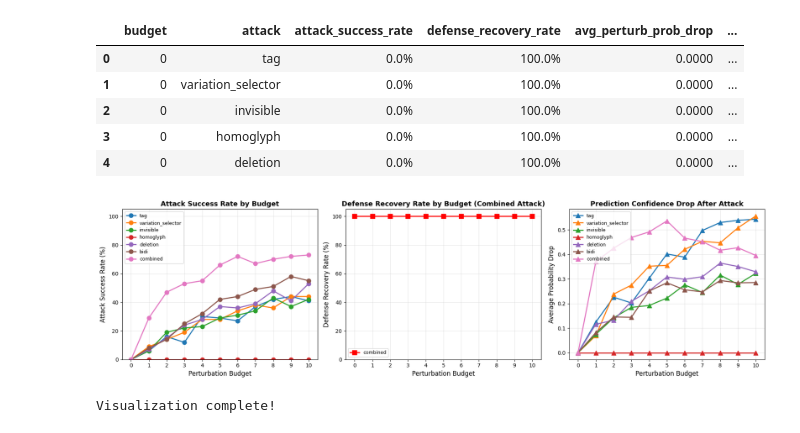
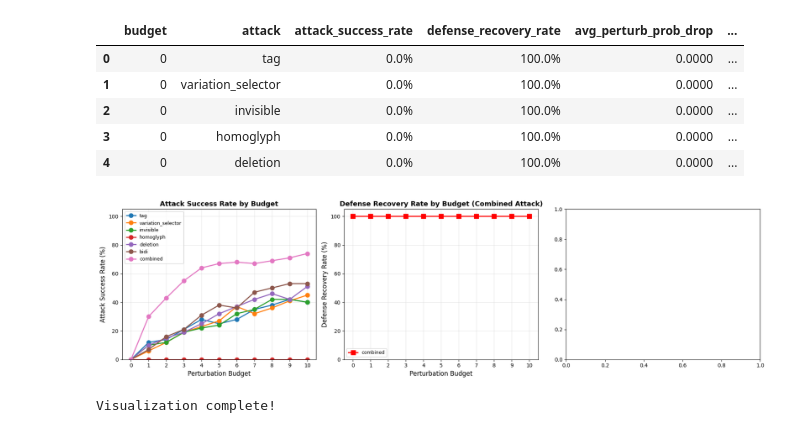
Before and after one commit to khorcarol/textual-adversarial-defense, a Jupyter notebook: python/generate_attack.ipynb, the cells around one changed output. Drawn from its saved outputs; the diff is of its cells as text; code cells hidden in the pictures.

```diff
--- a/python/generate_attack.ipynb
+++ b/python/generate_attack.ipynb
@@ -82,7 +82,7 @@ class InvisibleCharAttack:
 
 
 class HomoglyphAttack:
-    def __init__(self, perturbation_budget, homoglyph_map_path='/home/carolkhor/YearII/Dissertation/imperceptible-perturbations/project/utils/homoglyphs/intentional.json'):
+    def __init__(self, perturbation_budget, homoglyph_map_path='/home/stk31/textual-adversarial-defense/utils/homoglyphs/intentional.json'):
         self.perturbation_budget = perturbation_budget
         with open(homoglyph_map_path, 'r') as f:
             hex_map = json.load(f)
@@ -378,7 +371,7 @@ output_file = "input_size_budget_performance_compare.csv"
 
 print(f"Perturbation budgets: {perturbation_budgets}")
 print(f"Input sizes (words): {input_sizes}\n")
-samples_per_size = 10000
+samples_per_size = 1000
 results = []
 
 for budget in perturbation_budgets:
@@ -478,8 +478,3 @@ Budget 100:
-# %%
-for i in not_recovered:
-    print(all_attacks_perturbed[i])
-    print(sanitized_bidi_combined[i])
-    print(texts[i])
 # %%
 import matplotlib.pyplot as plt
 
@@ -784,7 +743,7 @@ import matplotlib.pyplot as plt
 # Parse the results dataframe for plotting
 results_df['attack_success_rate_num'] = results_df['attack_success_rate'].str.rstrip('%').astype(float)
 results_df['defense_recovery_rate_num'] = results_df['defense_recovery_rate'].str.rstrip('%').astype(float)
-results_df['avg_perturb_prob_drop_num'] = results_df['avg_perturb_prob_drop_num'].astype(float)
+# results_df['avg_perturb_prob_drop_num'] = results_df['avg_perturb_prob_drop_num'].astype(float)
 
 # Create figure with subplots
 fig, axes = plt.subplots(1, 3, figsize=(18, 5))
@@ -796,43 +755,43 @@ for attack in attack_types:
                 marker='o', label=attack, linewidth=2, markersize=8)
 
 axes[0].set_xlabel('Perturbation Budget', fontsize=12)
 axes[0].set_ylabel('Attack Success Rate (%)', fontsize=12)
 axes[0].set_title('Attack Success Rate by Budget', fontsize=13, fontweight='bold')
 axes[0].legend(loc='best', fontsize=9)
 axes[0].grid(True, alpha=0.3)
 axes[0].set_xticks(budgets)
 axes[0].set_ylim([0, 105])
 
 # Plot 2: Defense Recovery Rate vs Budget (Combined only)
 combined_data = results_df[results_df['attack'] == 'combined']
 axes[1].plot(combined_data['budget'], combined_data['defense_recovery_rate_num'],
             marker='s', label='combined', linewidth=2, markersize=8, color='red')
 
 axes[1].set_xlabel('Perturbation Budget', fontsize=12)
 axes[1].set_ylabel('Defense Recovery Rate (%)', fontsize=12)
 axes[1].set_title('Defense Recovery Rate by Budget (Combined Attack)', fontsize=13, fontweight='bold')
 axes[1].legend(loc='best', fontsize=9)
 axes[1].grid(True, alpha=0.3)
 axes[1].set_xticks(budgets)
 axes[1].set_ylim([0, 105])
 
-# Plot 3: Prediction Probability Drop vs Budget
-for attack in attack_types:
-    attack_data = results_df[results_df['attack'] == attack]
-    axes[2].plot(attack_data['budget'], attack_data['avg_perturb_prob_drop_num'],
-                marker='^', label=attack, linewidth=2, markersize=8)
+# # Plot 3: Prediction Probability Drop vs Budget
+# for attack in attack_types:
+#     attack_data = results_df[results_df['attack'] == attack]
+#     axes[2].plot(attack_data['budget'], attack_data['avg_perturb_prob_drop_num'],
+#                 marker='^', label=attack, linewidth=2, markersize=8)
 
-axes[2].set_xlabel('Perturbation Budget', fontsize=12)
-axes[2].set_ylabel('Average Probability Drop', fontsize=12)
-axes[2].set_title('Prediction Confidence Drop After Attack', fontsize=13, fontweight='bold')
-axes[2].legend(loc='best', fontsize=9)
-axes[2].grid(True, alpha=0.3)
-axes[2].set_xticks(budgets)
+# axes[2].set_xlabel('Perturbation Budget', fontsize=12)
+# axes[2].set_ylabel('Average Probability Drop', fontsize=12)
+# axes[2].set_title('Prediction Confidence Drop After Attack', fontsize=13, fontweight='bold')
+# axes[2].legend(loc='best', fontsize=9)
+# axes[2].grid(True, alpha=0.3)
+# axes[2].set_xticks(budgets)
 
 plt.tight_layout()
 plt.show()
 fig.savefig("attack_defense_visualization.png")
 print("\nVisualization complete!")
 # %% [output]
-[figure, old version]
+[figure, new version]
 Visualization complete!
```
Also changed, not shown: parts of 16 cells of this notebook, 10 other files.
